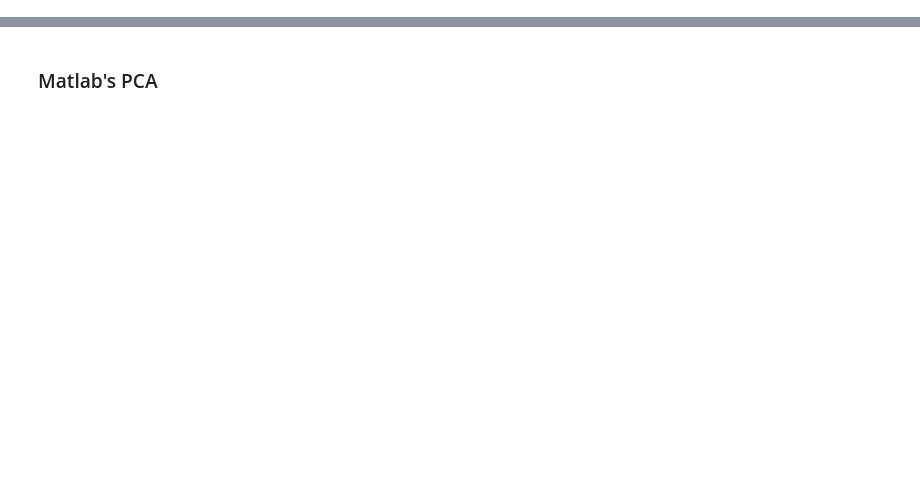
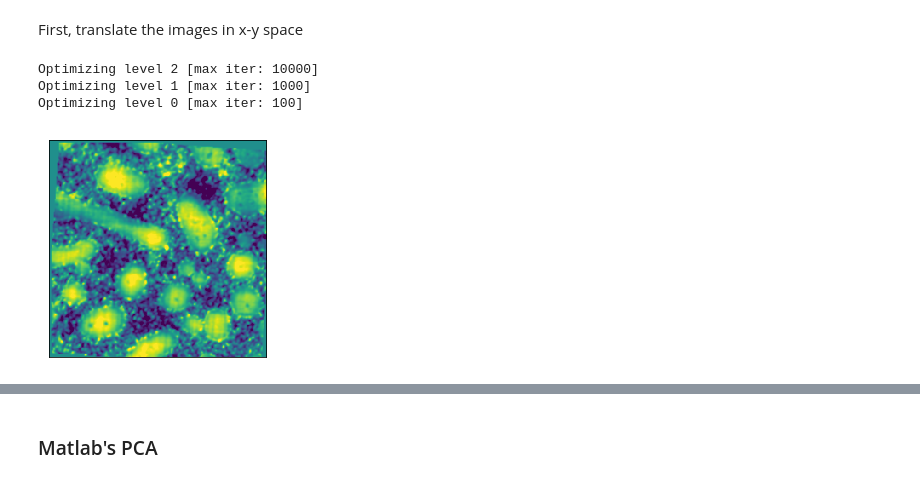
Before and after one commit to kongjy/hyperAFM, a Jupyter notebook: Notebooks/PCAandMLRonPolymers.ipynb, the cells around one changed output, grey strips where cells are left out. Drawn from its saved outputs; the diff is of its cells as text; code cells hidden in the pictures; blank space fills up the shorter version.

```diff
--- a/Notebooks/PCAandMLRonPolymers.ipynb
+++ b/Notebooks/PCAandMLRonPolymers.ipynb
@@ -82,0 +239,27 @@ plt.colorbar()
+# %% [markdown]
+First, translate the images in x-y space
+# %%
+nbins = 32
+sampling_prop = None
+metric = MutualInformationMetric(nbins, sampling_prop)
+level_iters = [10000, 1000, 100]
+sigmas = [3.0, 1.0, 0.0]
+factors = [4, 2, 1]
+affreg = AffineRegistration(metric=metric,
+                            level_iters=level_iters,
+                            sigmas=sigmas,
+                            factors=factors)
+# %%
+transform = TranslationTransform2D()
+params0= None
+static = hypertopo
+moving = rotated
+translation = affreg.optimize(static, moving, transform, params0, starting_affine=None)
+transformed = translation.transform(moving)
+cAFM_transformed = translation.transform(cAFMrotated)
+showsave(transformed, 'translation')
+# %% [output]
+Optimizing level 2 [max iter: 10000]
+Optimizing level 1 [max iter: 1000]
+Optimizing level 0 [max iter: 100]
+[figure, added]
```
Also changed, not shown: parts of 160 cells of this notebook.
